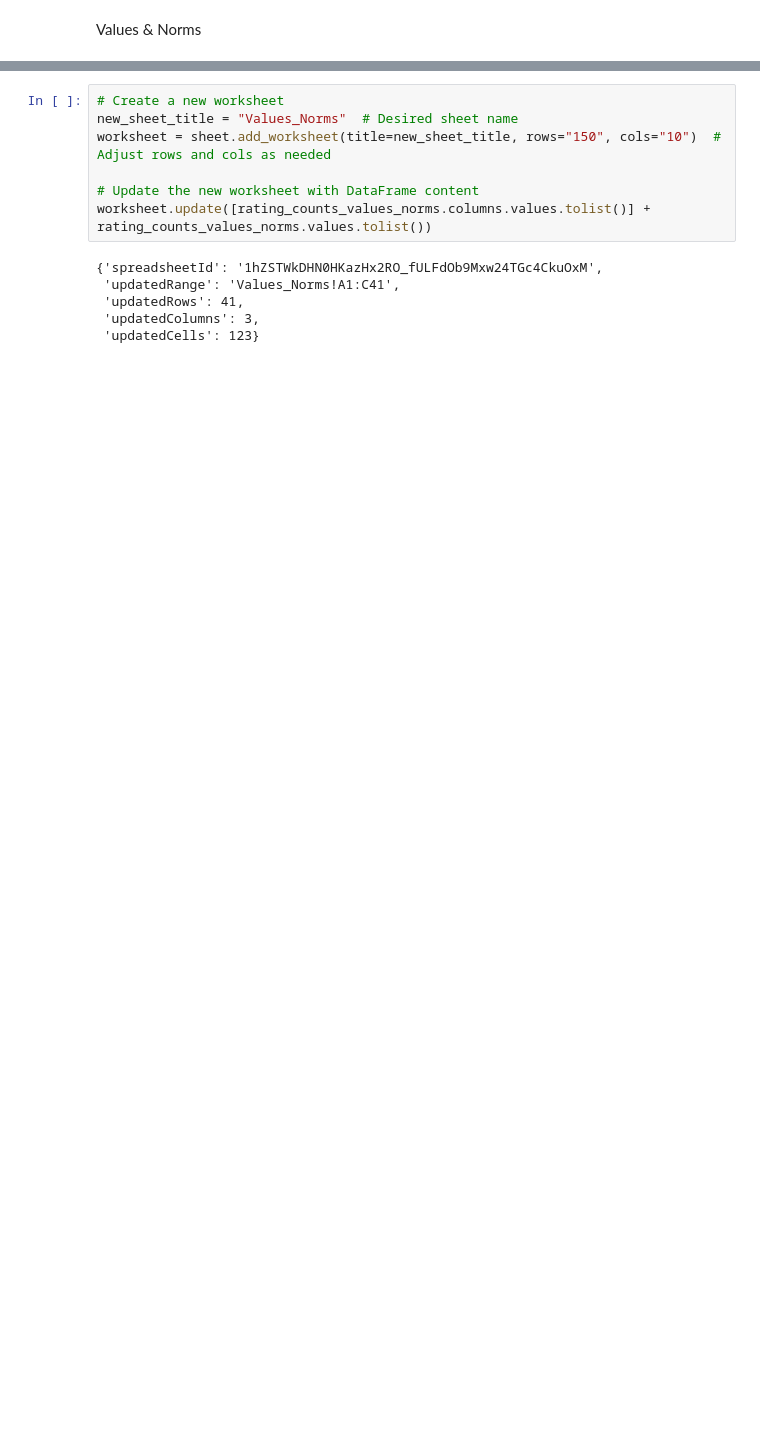
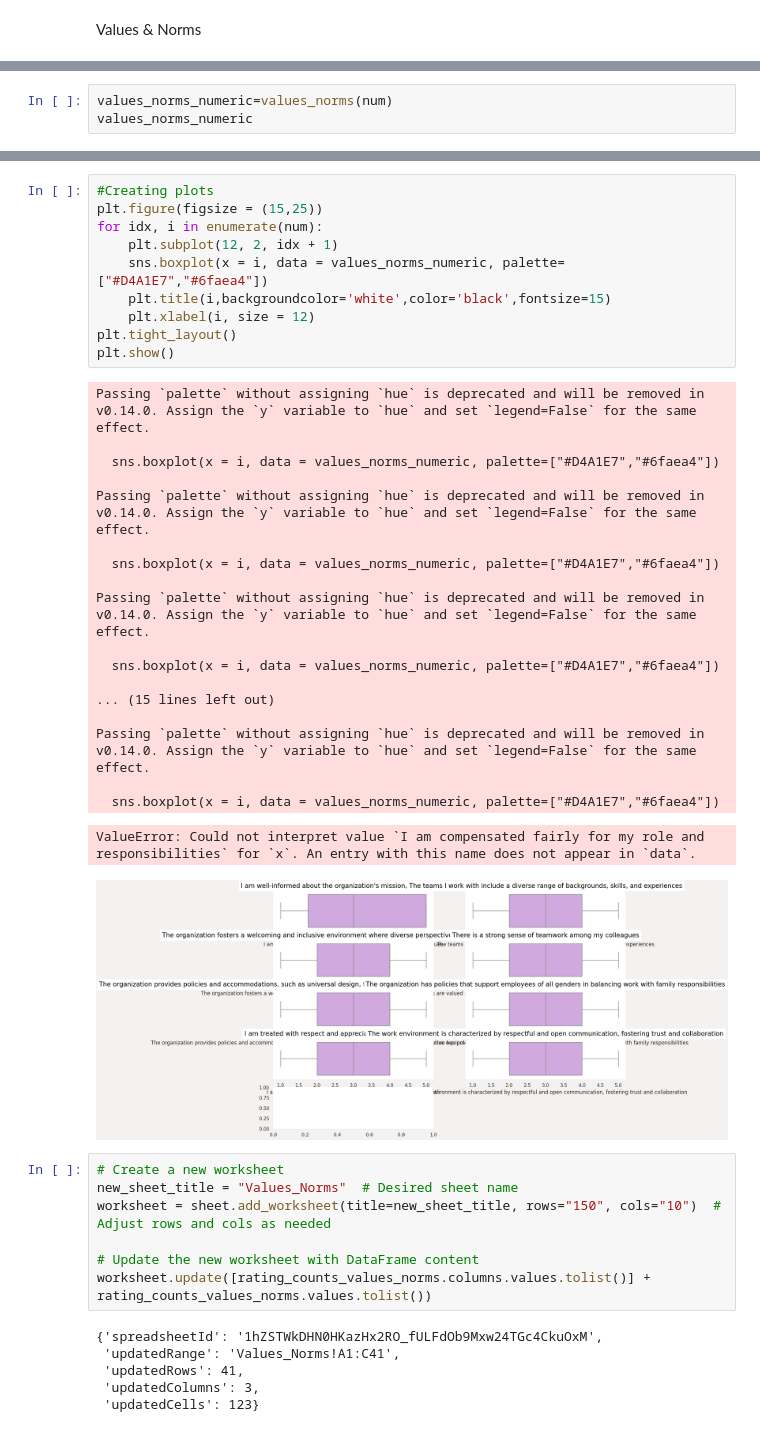
Before and after one commit to abdyraman/annualsatisfactionsurvey, a Jupyter notebook: annualsatisfaction.ipynb, the cells around one changed output, grey strips where cells are left out. Cells and saved outputs as stored; diff of their text form; blank space fills up the shorter version.

```diff
--- a/annualsatisfaction.ipynb
+++ b/annualsatisfaction.ipynb
@@ -197,0 +302,3 @@ plotting(rating_counts_values_norms)
+# %%
+values_norms_numeric=values_norms(num)
+values_norms_numeric
@@ -198,3 +319,33 @@ plotting(rating_counts_values_norms)
+# %%
+#Creating plots
+plt.figure(figsize = (15,25))
+for idx, i in enumerate(num):
+    plt.subplot(12, 2, idx + 1)
+    sns.boxplot(x = i, data = values_norms_numeric, palette=["#D4A1E7","#6faea4"])
+    plt.title(i,backgroundcolor='white',color='black',fontsize=15)
+    plt.xlabel(i, size = 12)
+plt.tight_layout()
+plt.show()
+# %% [output]
+Passing `palette` without assigning `hue` is deprecated and will be removed in v0.14.0. Assign the `y` variable to `hue` and set `legend=False` for the same effect.
+
+  sns.boxplot(x = i, data = values_norms_numeric, palette=["#D4A1E7","#6faea4"])
+
+Passing `palette` without assigning `hue` is deprecated and will be removed in v0.14.0. Assign the `y` variable to `hue` and set `legend=False` for the same effect.
+
+  sns.boxplot(x = i, data = values_norms_numeric, palette=["#D4A1E7","#6faea4"])
+
+Passing `palette` without assigning `hue` is deprecated and will be removed in v0.14.0. Assign the `y` variable to `hue` and set `legend=False` for the same effect.
+
+  sns.boxplot(x = i, data = values_norms_numeric, palette=["#D4A1E7","#6faea4"])
+
+... (15 lines left out)
+
+Passing `palette` without assigning `hue` is deprecated and will be removed in v0.14.0. Assign the `y` variable to `hue` and set `legend=False` for the same effect.
+
+  sns.boxplot(x = i, data = values_norms_numeric, palette=["#D4A1E7","#6faea4"])
+ValueError: Could not interpret value `I am compensated fairly for my role and responsibilities` for `x`. An entry with this name does not appear in `data`.
+[figure, added]
 # %%
 # Create a new worksheet
 new_sheet_title = "Values_Norms"  # Desired sheet name
```
Also changed, not shown: parts of 29 cells of this notebook.
